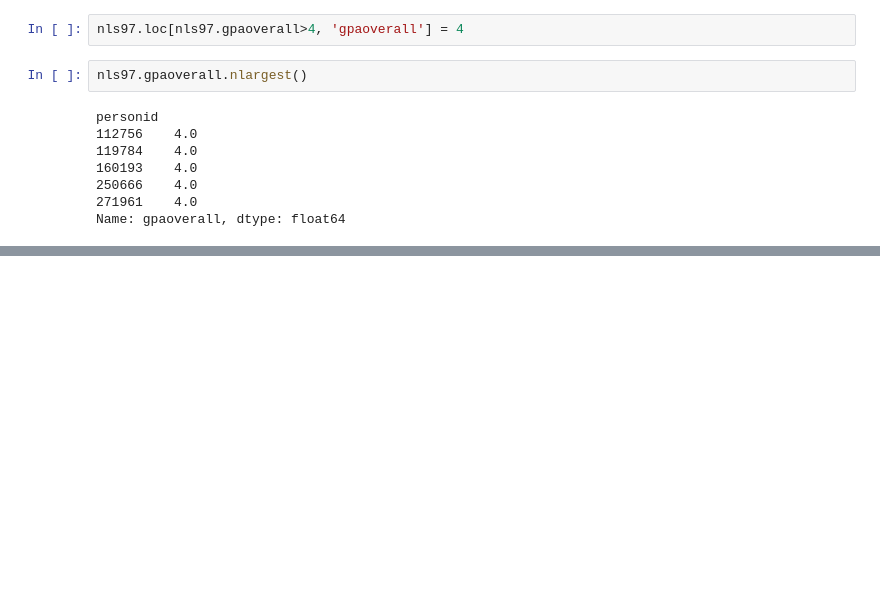
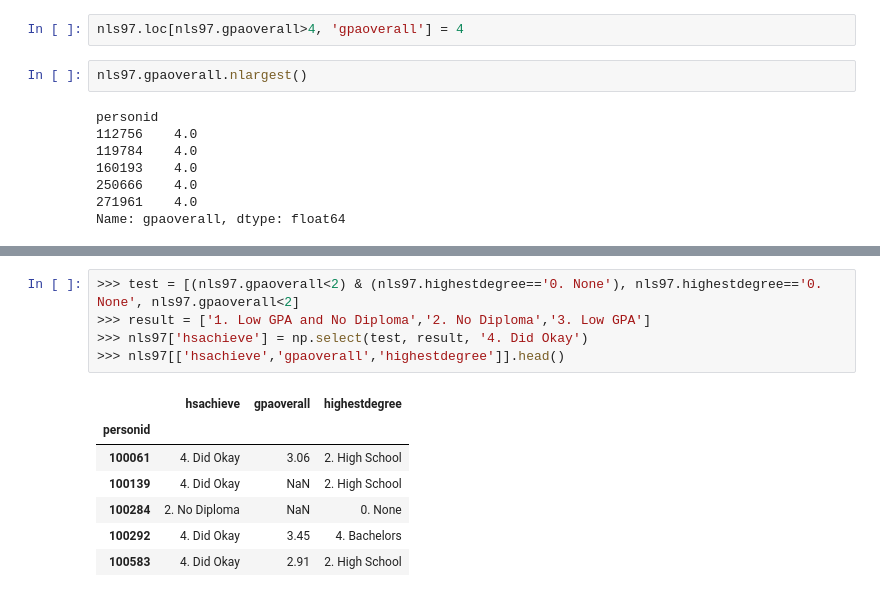
Before and after one commit to Mikma03/Python-Data-Cleaning, a Jupyter notebook: Chapter06/chapter_6_practising.ipynb, the cells around one changed output, grey strips where cells are left out. Drawn from its saved outputs; the diff is of its cells as text; blank space fills up the shorter version.

```diff
--- a/Chapter06/chapter_6_practising.ipynb
+++ b/Chapter06/chapter_6_practising.ipynb
@@ -314,0 +356,13 @@ Name: gpaoverall, dtype: float64
+# %%
+>>> test = [(nls97.gpaoverall<2) & (nls97.highestdegree=='0. None'), nls97.highestdegree=='0. None', nls97.gpaoverall<2]
+>>> result = ['1. Low GPA and No Diploma','2. No Diploma','3. Low GPA']
+>>> nls97['hsachieve'] = np.select(test, result, '4. Did Okay')
+>>> nls97[['hsachieve','gpaoverall','highestdegree']].head()
+# %% [output]
+|  | hsachieve | gpaoverall | highestdegree |
+| personid |  |  |  |
+| 100061 | 4. Did Okay | 3.06 | 2. High School |
+| 100139 | 4. Did Okay | NaN | 2. High School |
+| 100284 | 2. No Diploma | NaN | 0. None |
+| 100292 | 4. Did Okay | 3.45 | 4. Bachelors |
+| 100583 | 4. Did Okay | 2.91 | 2. High School |
```
Also changed, not shown: parts of 31 cells of this notebook.
